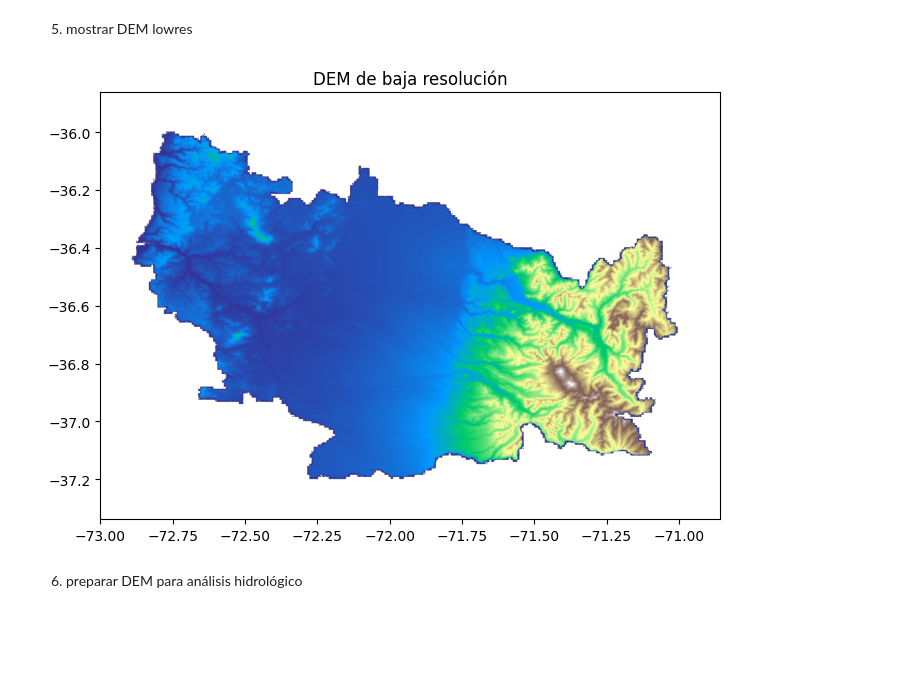
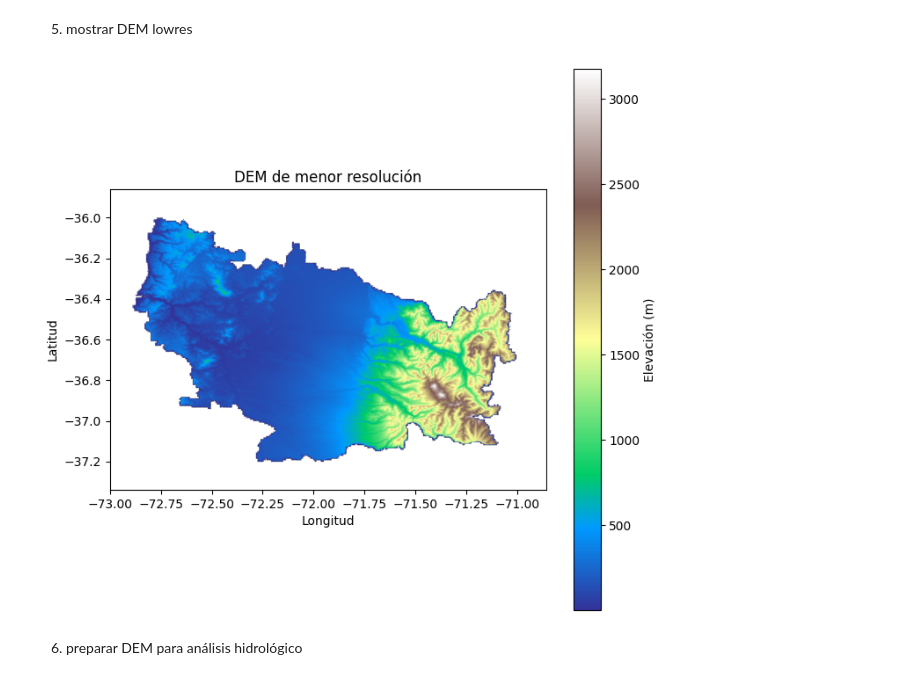
Before and after one commit to paulmunozpauta/Hidrology_Course, a Jupyter notebook: 01_Delimitacion_cuenca.ipynb, the cells around one changed output. Cells and saved outputs as stored; diff of their text form; code cells hidden in the pictures; blank space fills up the shorter version.

```diff
--- a/01_Delimitacion_cuenca.ipynb
+++ b/01_Delimitacion_cuenca.ipynb
@@ -176,20 +169,41 @@ Dimensiones lowres: 2318 x 1597
 # %% [markdown]
 5) mostrar DEM lowres
 # %%
+import matplotlib.pyplot as plt
 from rasterio.plot import show
+import numpy as np
 
 with rasterio.open(dem_lowres_path) as src:
     dem_plot = src.read(1).astype(float)
 
     if src.nodata is not None:
         dem_plot[dem_plot == src.nodata] = np.nan
 
     fig, ax = plt.subplots(figsize=(8, 8))
-    show(dem_plot, transform=src.transform, cmap="terrain", ax=ax)
-    ax.set_title("DEM de baja resolución")
+
+    # usar una paleta mejor para elevación
+    im = ax.imshow(
+        dem_plot,
+        cmap="terrain",   # buena para topografía
+        extent=(
+            src.bounds.left,
+            src.bounds.right,
+            src.bounds.bottom,
+            src.bounds.top
+        )
+    )
+
+    ax.set_title("DEM de menor resolución")
+    ax.set_xlabel("Longitud")
+    ax.set_ylabel("Latitud")
+
+    # agregar colorbar
+    cbar = plt.colorbar(im, ax=ax)
+    cbar.set_label("Elevación (m)")
+
     plt.show()
 # %% [output]
-[figure, old version]
+[figure, new version]
 # %% [markdown]
 6) preparar DEM para análisis hidrológico
 # %%
```
Also changed, not shown: parts of 27 cells of this notebook.
